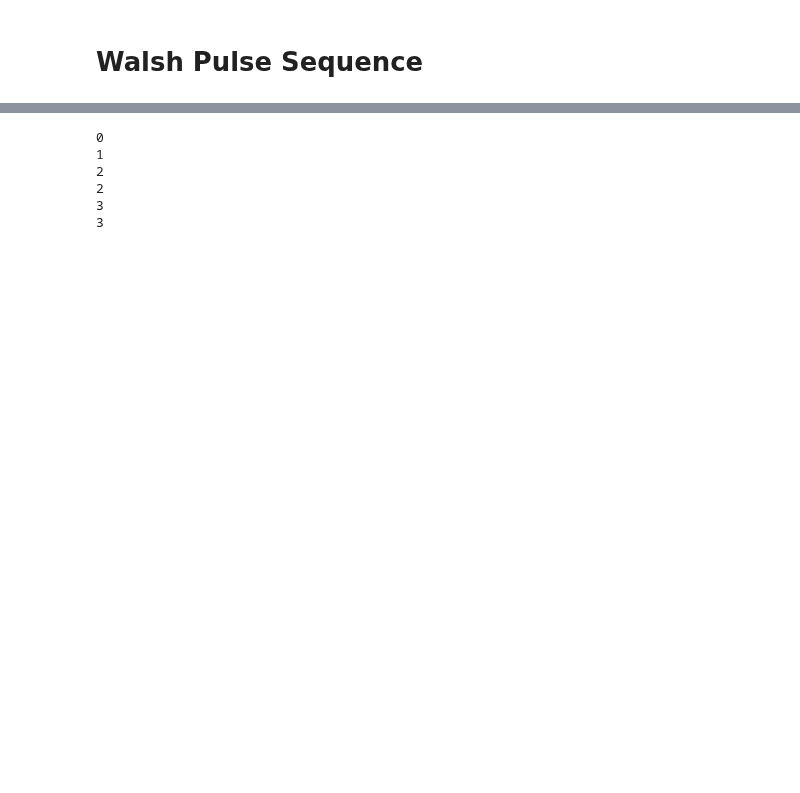
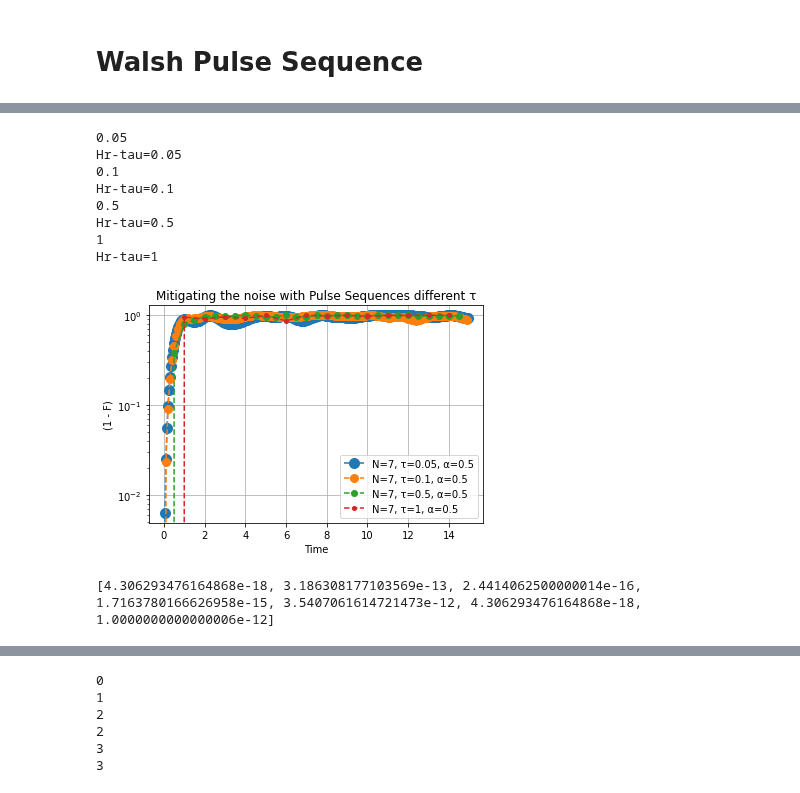
Before and after one commit to JessicaJohnBritto/WalshPulseSeq, a Jupyter notebook: Initial Codes/QuTip Assignment-InternshipUGA.ipynb, the cells around one changed output, grey strips where cells are left out. Drawn from its saved outputs; the diff is of its cells as text; code cells hidden in the pictures; blank space fills up the shorter version.

```diff
--- a/Initial Codes/QuTip Assignment-InternshipUGA.ipynb
+++ b/Initial Codes/QuTip Assignment-InternshipUGA.ipynb
@@ -595,3 +900,57 @@ print(R)
+# %%
+# max_index = 8
+# Wx, Wy = list(range(1, max_index, 1)), list(range(1, max_index, 1))
+# params['N'] = len(Wx)
+# params['pulses'] = WF_WIList(params, Wx = Wx, Wy = Wy)
+# params['n'] = len(params['pulses'])
+# params['opH'] = [X, Y]
+# n, N, r, op, pulses, psi_nm, R, alpha = initialVals(params)
+# params['R'], params['r'], params['alpha'] = R, r, 2
+params['alpha_list'] = [0.5, 1, 1.2, 2, 3, 6]
+params['tau_list'] = [0.05, 0.1, 0.5, 1]
+params['alpha'] = params['alpha_list'][0]
+
+# for alpha in params['alpha_list']:
+#     params['alpha'] = alpha
+cls = 10
+for tau in params['tau_list']:
+    psi_t, F, uOp, t = [], [], [], []
+    params['tau'] = tau
+    max_index = 8
+    Wx, Wy = list(range(1, max_index, 1)), list(range(1, max_index, 1))
+    params['N'] = len(Wx)
+    params['pulses'] = WF_WIList(params, Wx = Wx, Wy = Wy)
+    params['n'] = len(params['pulses'])
+    params['opH'] = [X, Y]
+    n, N, r, op, pulses, psi_nm, R, alpha = initialVals(params)
+    params['R'], params['r'] = R, r
+
+    uOp, t = WPSeq_TimeEvolOp(params)
+    psi_t = [normalizeWF(u@psi_nm) for i,u in enumerate(uOp)]
+    F = [1-np.power(np.abs(np.vdot(psi_nm, pt)), 2) for pt in psi_t]
+    plt.plot(t, F, "--o", label = f"N={params['N']}, τ={tau}, α={params['alpha']}", ms=cls)
+    cls -=2
+    plt.yscale("log")
+    plt.legend()
+    plt.xlabel("Time")
+    plt.ylabel("(1 - F)")
+    plt.title("Mitigating the noise with Pulse Sequences different τ")
+    plt.grid('on')
+plt.show()
+# %% [output]
+0.05
+Hr-tau=0.05
+0.1
+Hr-tau=0.1
+0.5
+Hr-tau=0.5
+1
+Hr-tau=1
+[figure, added]
+# %%
+print(R)
+# %% [output]
+[4.306293476164868e-18, 3.186308177103569e-13, 2.4414062500000014e-16, 1.7163780166626958e-15, 3.5407061614721473e-12, 4.306293476164868e-18, 1.0000000000000006e-12]
 # %%
 for alpha in params['alpha_list']:
     Pseq, unitary_timeOp, timeOpPHrP = params['pulses'], [], np.eye(2**(params['N']))
```
Also changed, not shown: parts of 45 cells of this notebook.
